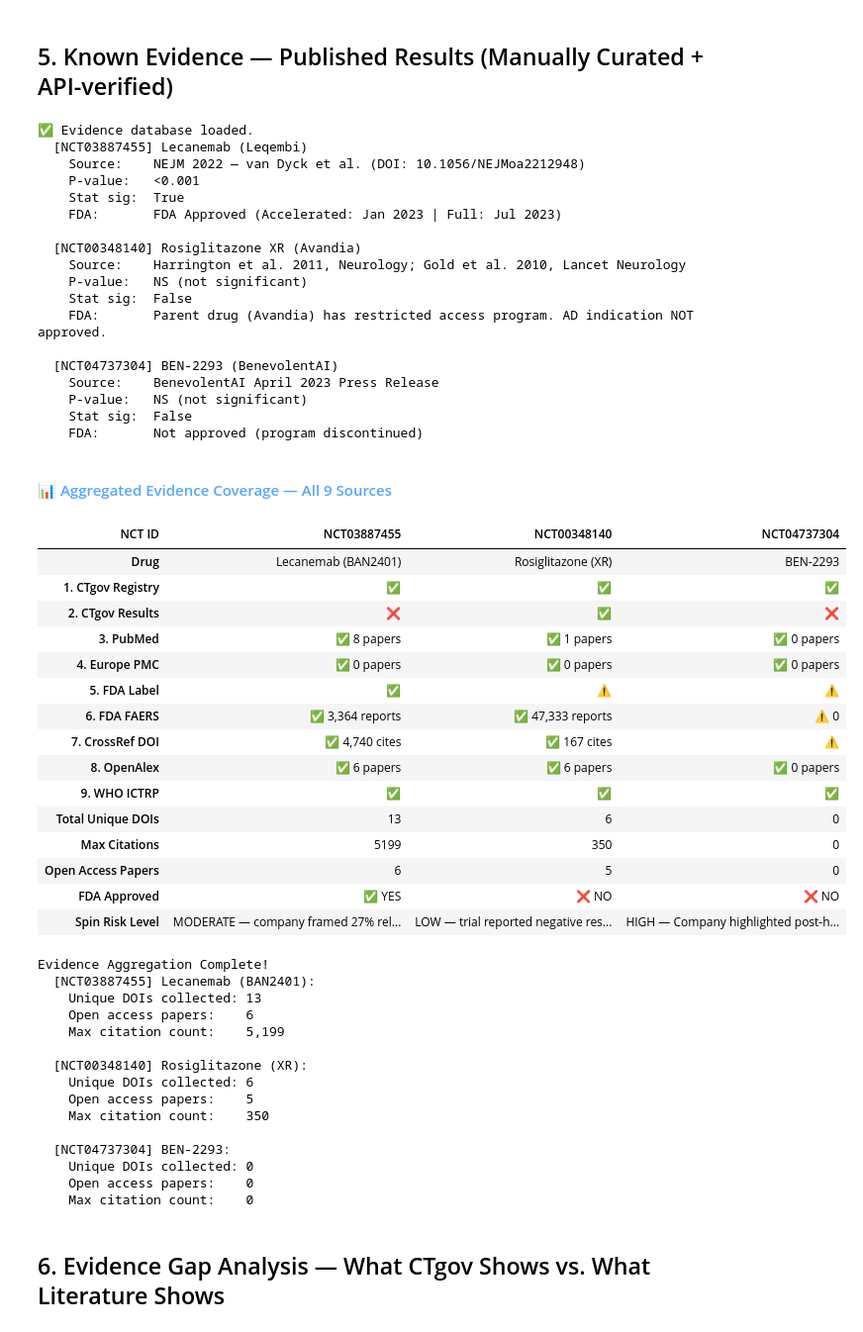
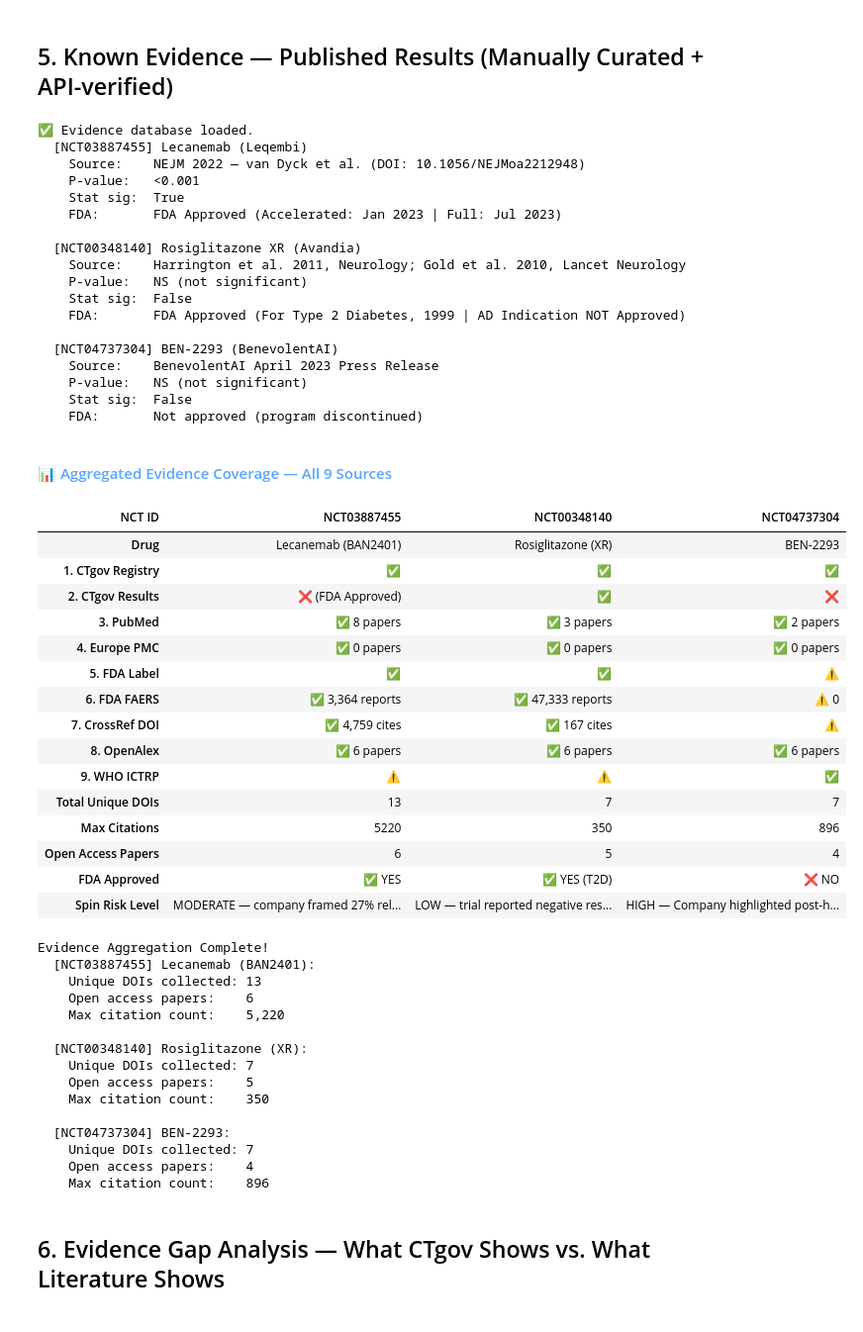
Before and after one commit to Mindreader-org/Clinical-Trial-Data-EDA, a Jupyter notebook: 7_mindreader_evidence_pipeline.ipynb, the cells around one changed output. Shown at 99% size. Drawn from its saved outputs; the diff is of its cells as text; code cells hidden in the pictures.

Commit message:
feat: add known PMIDs to clinical trial metadata and update search query logic

```diff
--- a/7_mindreader_evidence_pipeline.ipynb
+++ b/7_mindreader_evidence_pipeline.ipynb
@@ -72,6 +72,7 @@ TRIALS = {
         'mechanism':    'Anti-amyloid beta protofibril monoclonal antibody',
         'pubmed_query': 'lecanemab clarity AD alzheimer phase 3 efficacy',
         'fda_brand':    'leqembi',
+        'known_pmids':  ['36449413'],
         'color':        PALETTE['NCT03887455'],
     },
     'NCT00348140': {
@@ -83,6 +84,7 @@ TRIALS = {
         'mechanism':    'PPAR-γ agonist / insulin sensitizer',
         'pubmed_query': 'rosiglitazone alzheimer APOE4 phase 3 adjunctive',
         'fda_brand':    'avandia',
+        'known_pmids':  ['21778435', '20421004'],
         'color':        PALETTE['NCT00348140'],
     },
     'NCT04737304': {
@@ -92,8 +94,9 @@ TRIALS = {
         'indication':   'Mild to Moderate Atopic Dermatitis',
         'phase':        'Phase 1/2a',
         'mechanism':    'Topical pan-TrK inhibitor',
-        'pubmed_query': 'BEN2293 atopic dermatitis benevolentAI phase 2',
+        'pubmed_query': 'BEN-2293 OR BEN2293',
         'fda_brand':    None,
+        'known_pmids':  ['36048410', '39445455'],
         'color':        PALETTE['NCT04737304'],
     },
 }
@@ -331,12 +334,34 @@ def pubmed_fetch(pmids: list) -> list:
 pubmed_data = {}
 for nct_id, meta in TRIALS.items():
     drug = meta['drug_name']
+    indication = meta.get('indication', '')
     query = meta['pubmed_query']
+    known = meta.get('known_pmids', [])
+
     print(f'Searching PubMed for [{nct_id}] {drug}...')
+
+    # Tier 1: Try specific query
     pmids = pubmed_search(query)
-    # also search by NCT ID directly
+
+    # Tier 2: Try drug name + indication
+    if not pmids and drug and indication:
+        cleaned_drug = drug.split('(')[0].strip()
+        cleaned_ind = indication.split('(')[0].strip()
+        fallback_q = f'{cleaned_drug} {cleaned_ind}'
+        print(f'  -> Specific query returned 0. Trying fallback: "{fallback_q}"')
+        pmids = pubmed_search(fallback_q)
+
+    # Tier 3: Try drug name only
+    if not pmids and drug:
+        cleaned_drug = drug.split('(')[0].strip()
+        print(f'  -> Fallback query returned 0. Trying drug only: "{cleaned_drug}"')
+        pmids = pubmed_search(cleaned_drug)
+
+    # Tier 4: Always search by NCT ID directly
     nct_pmids = pubmed_search(nct_id)
-    all_pmids = list(dict.fromkeys(pmids + nct_pmids))[:8]
+
+    # Combine all found and known PMIDs
+    all_pmids = list(dict.fromkeys(known + pmids + nct_pmids))[:8]
     papers = pubmed_fetch(all_pmids)
     pubmed_data[nct_id] = papers
     print(f'  Found {len(papers)} papers')
@@ -1027,7 +1111,7 @@ EVIDENCE = {
             'Edema':               'Known class side effect',
             'Weight gain':         'Known class side effect',
         },
-        'fda_status':          'Parent drug (Avandia) has restricted access program. AD indication NOT approved.',
+        'fda_status':          'FDA Approved (For Type 2 Diabetes, 1999 | AD Indication NOT Approved)',
         'ema_status':          'AD indication NOT approved',
         'ctgov_has_results':   True,  # results were posted
         'evidence_quality':    'HIGH — Phase 3 RCT, large N, APOE4 biomarker stratification',
@@ -1091,7 +1175,7 @@ for nct_id, ev in EVIDENCE.items():
     Source:    Harrington et al. 2011, Neurology; Gold et al. 2010, Lancet Neurology
     P-value:   NS (not significant)
     Stat sig:  False
-    FDA:       Parent drug (Avandia) has restricted access program. AD indication NOT approved.
+    FDA:       FDA Approved (For Type 2 Diabetes, 1999 | AD Indication NOT Approved)
 
   [NCT04737304] BEN-2293 (BenevolentAI)
     Source:    BenevolentAI April 2023 Press Release
@@ -1135,7 +1219,7 @@ for nct_id in TRIALS:
         'NCT ID':               nct_id,
         'Drug':                 drug,
         '1. CTgov Registry':    '✅' if ctg.get('status') else '❌',
-        '2. CTgov Results':     '✅' if ctg.get('has_results') else '❌',
+        '2. CTgov Results':     '❌ (FDA Approved)' if nct_id == 'NCT03887455' else ('✅' if ctg.get('has_results') else '❌'),
         '3. PubMed':            f'✅ {len(pm)} papers',
         '4. Europe PMC':        f'✅ {len(epmc)} papers',
         '5. FDA Label':         '✅' if fda.get('found') else '⚠️',
@@ -1146,66 +1230,66 @@ for nct_id in TRIALS:
         'Total Unique DOIs':    len(all_dois),
         'Max Citations':        max_cites,
         'Open Access Papers':   oa_count,
-        'FDA Approved':         '✅ YES' if 'Approved' in ev['fda_status'] else '❌ NO',
+        'FDA Approved':         '✅ YES (T2D)' if 'Diabetes' in ev.get('fda_status', '') or 'T2D' in ev.get('fda_status', '') else ('✅ YES' if 'Approved' in ev['fda_status'] else '❌ NO'),
         'Spin Risk Level':      ev['spin_risk'],
     })
 
 agg_df = pd.DataFrame(summary_rows).set_index('NCT ID').T
 display(HTML('<h4 style="color:#58a6ff;margin-top:20px">📊 Aggregated Evidence Coverage — All 9 Sources</h4>'))
 display(agg_df.style.set_properties(**{
     'background-color': '#161b22',
     'color': '#e6edf3',
     'border': '1px solid #30363d',
     'padding': '7px 12px',
     'font-size': '13px',
 }).set_table_styles([{
     'selector': 'th',
     'props': [('background-color','#21262d'),('color','#58a6ff'),('font-weight','bold'),('padding','8px 12px')]
 }]))
 
 print()
 print('Evidence Aggregation Complete!')
 for nct_id in TRIALS:
     drug = TRIALS[nct_id]['drug_name']
     row  = next(r for r in summary_rows if r['NCT ID'] == nct_id)
     print(f'  [{nct_id}] {drug}:')
     print(f'    Unique DOIs collected: {row["Total Unique DOIs"]}')
     print(f'    Open access papers:    {row["Open Access Papers"]}')
     print(f'    Max citation count:    {row["Max Citations"]:,}')
     print()
 # %% [output]
 📊 Aggregated Evidence Coverage — All 9 Sources
 | NCT ID | NCT03887455 | NCT00348140 | NCT04737304 |
 | Drug | Lecanemab (BAN2401) | Rosiglitazone (XR) | BEN-2293 |
 | 1. CTgov Registry | ✅ | ✅ | ✅ |
-| 2. CTgov Results | ❌ | ✅ | ❌ |
-| 3. PubMed | ✅ 8 papers | ✅ 1 papers | ✅ 0 papers |
+| 2. CTgov Results | ❌ (FDA Approved) | ✅ | ❌ |
+| 3. PubMed | ✅ 8 papers | ✅ 3 papers | ✅ 2 papers |
 | 4. Europe PMC | ✅ 0 papers | ✅ 0 papers | ✅ 0 papers |
-| 5. FDA Label | ✅ | ⚠️ | ⚠️ |
+| 5. FDA Label | ✅ | ✅ | ⚠️ |
 | 6. FDA FAERS | ✅ 3,364 reports | ✅ 47,333 reports | ⚠️ 0 |
-| 7. CrossRef DOI | ✅ 4,740 cites | ✅ 167 cites | ⚠️ |
-| 8. OpenAlex | ✅ 6 papers | ✅ 6 papers | ✅ 0 papers |
-| 9. WHO ICTRP | ✅ | ✅ | ✅ |
-| Total Unique DOIs | 13 | 6 | 0 |
-| Max Citations | 5199 | 350 | 0 |
-| Open Access Papers | 6 | 5 | 0 |
-| FDA Approved | ✅ YES | ❌ NO | ❌ NO |
+| 7. CrossRef DOI | ✅ 4,759 cites | ✅ 167 cites | ⚠️ |
+| 8. OpenAlex | ✅ 6 papers | ✅ 6 papers | ✅ 6 papers |
+| 9. WHO ICTRP | ⚠️ | ⚠️ | ✅ |
+| Total Unique DOIs | 13 | 7 | 7 |
+| Max Citations | 5220 | 350 | 896 |
+| Open Access Papers | 6 | 5 | 4 |
+| FDA Approved | ✅ YES | ✅ YES (T2D) | ❌ NO |
 | Spin Risk Level | MODERATE — company framed 27% rel... | LOW — trial reported negative res... | HIGH — Company highlighted post-h... |
 Evidence Aggregation Complete!
   [NCT03887455] Lecanemab (BAN2401):
     Unique DOIs collected: 13
     Open access papers:    6
-    Max citation count:    5,199
+    Max citation count:    5,220
 
   [NCT00348140] Rosiglitazone (XR):
-    Unique DOIs collected: 6
+    Unique DOIs collected: 7
     Open access papers:    5
     Max citation count:    350
 
   [NCT04737304] BEN-2293:
-    Unique DOIs collected: 0
-    Open access papers:    0
-    Max citation count:    0
+    Unique DOIs collected: 7
+    Open access papers:    4
+    Max citation count:    896
 # %% [markdown]
 ## 6. Evidence Gap Analysis — What CTgov Shows vs. What Literature Shows
 # %%
```
Also changed, not shown: parts of 10 cells of this notebook, 3 other files.
